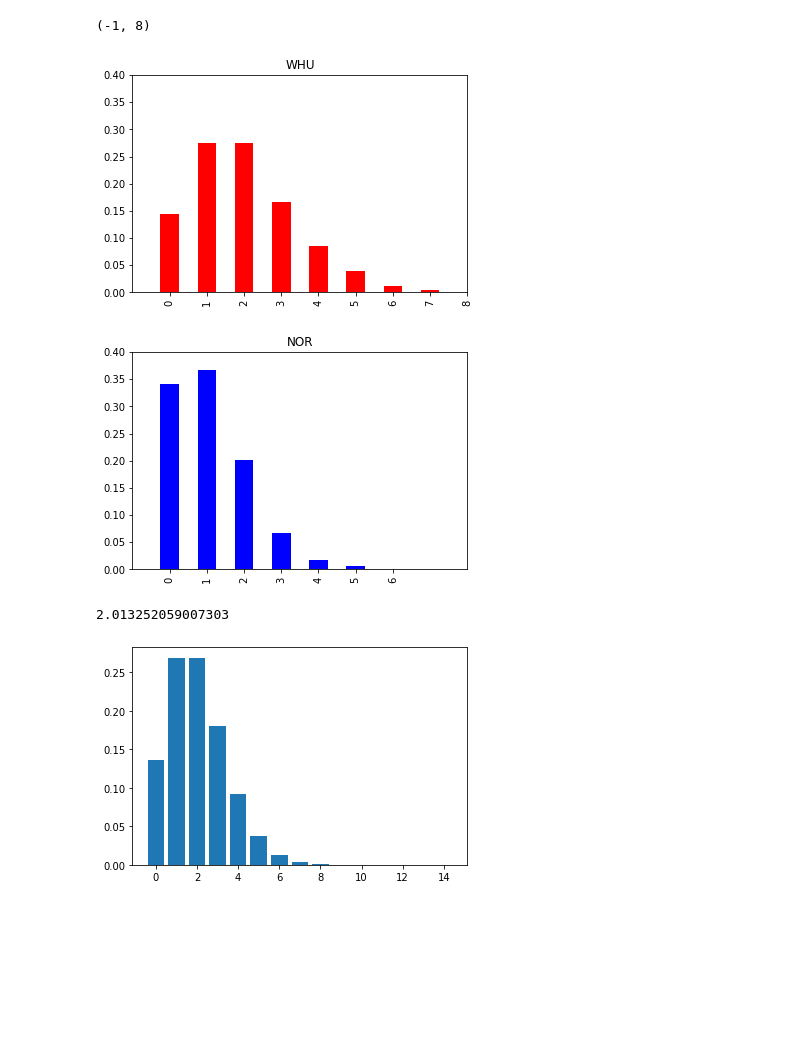
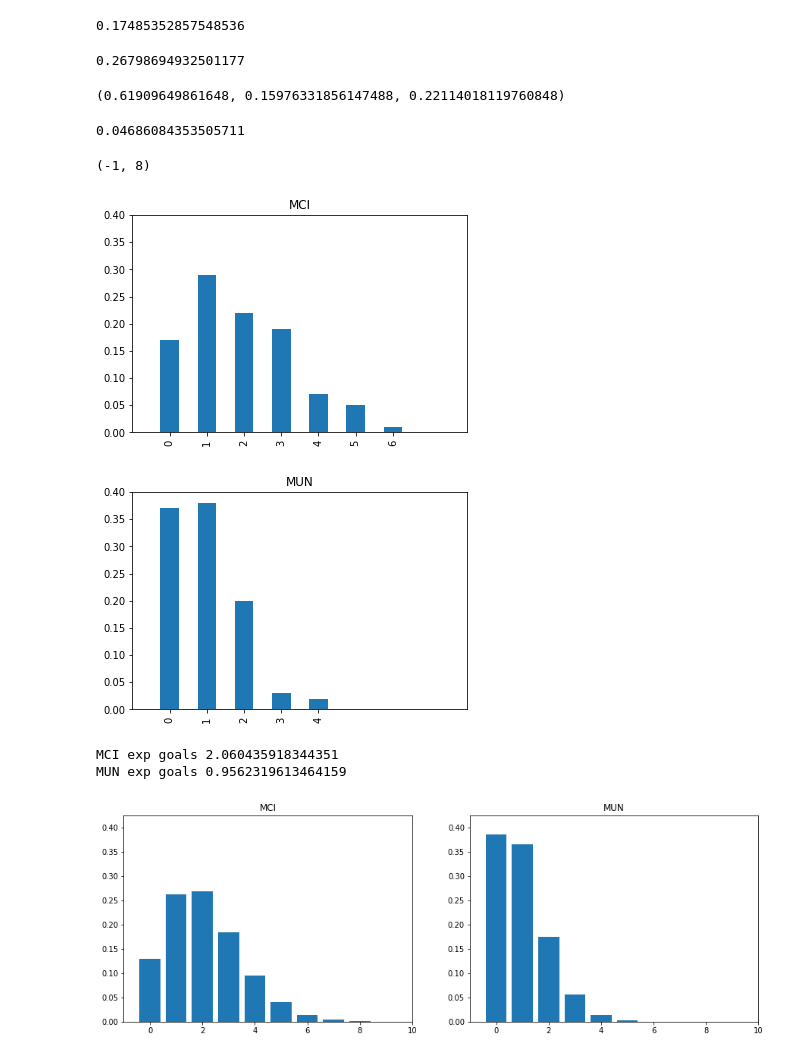
Before and after one commit to alan-turing-institute/AIrsenal, a Jupyter notebook: sandbox/team_model.ipynb, the cells around one changed output. Saved outputs shown, nothing was run; the diff lists cells and outputs as text; code cells hidden in the pictures; blank space fills up the shorter version.

```diff
--- a/sandbox/team_model.ipynb
+++ b/sandbox/team_model.ipynb
@@ -159,0 +140,3 @@ model_team.log_score()
+# %%
+team_h = "MCI"
+team_a = "MUN"
@@ -160,24 +147,60 @@ model_team.log_score()
+# %%
+model_team.concede_n_probability(2, team_h, team_a)
+# %% [output]
+0.17485352857548536
+# %%
+model_team.score_n_probability(2, team_h, team_a)
+# %% [output]
+0.26798694932501177
+# %%
+model_team.overall_probabilities(team_h, team_a)
+# %% [output]
+(0.61909649861648, 0.15976331856147488, 0.22114018119760848)
+# %%
+model_team.score_probability(team_h, team_a, 2, 2)
+# %% [output]
+0.04686084353505711
 # %%
-sim = model_team.simulate_match('WHU', 'NOR')
-sim['WHU'].value_counts(normalize=True).sort_index().plot.bar(color='r')
-plt.title('WHU')
+sim = model_team.simulate_match(team_h, team_a)
+sim[team_h].value_counts(normalize=True).sort_index().plot.bar()
+plt.title(team_h)
 plt.ylim([0, 0.4])
 plt.xlim([-1, 8])
 
 plt.figure()
-sim['NOR'].value_counts(normalize=True).sort_index().plot.bar(color='b')
-plt.title('NOR')
+sim[team_a].value_counts(normalize=True).sort_index().plot.bar()
+plt.title(team_a)
 plt.ylim([0, 0.4])
 plt.xlim([-1, 8])
 # %% [output]
 (-1, 8)
-[figure, old version]
+[figure, new version]
-[figure, old version]
+[figure, new version]
-# %%
-prob_score_n = [model_team.score_n_probability(n, 'MCI', 'MUN') for n in range(15)]
-plt.bar(range(15), prob_score_n)
-sum([n*prob_score_n[n] for n in range(15)])/sum(prob_score_n)
-# %% [output]
-2.013252059007303
-[figure, removed]
+# %%
+max_goals = 10
+
+prob_score_h = [model_team.score_n_probability(n, team_h, team_a) for n in range(max_goals)]
+print(team_h, "exp goals", sum([n*prob_score_h[n] for n in range(max_goals)])/sum(prob_score_h))
+
+prob_score_a = [model_team.score_n_probability(n, team_a, team_h, home=False) for n in range(max_goals)]
+print(team_a, "exp goals", sum([n*prob_score_a[n] for n in range(max_goals)])/sum(prob_score_a))
+
+max_prob = 1.1*max(prob_score_h + prob_score_a)
+
+plt.figure(figsize=(15,5))
+plt.subplot(1,2,1)
+plt.bar(range(max_goals), prob_score_h)
+plt.ylim([0, max_prob])
+plt.xlim([-1, max_goals])
+plt.title(team_h)
+
+plt.subplot(1,2,2)
+plt.bar(range(max_goals), prob_score_a)
+plt.ylim([0, max_prob])
+plt.xlim([-1, max_goals])
+plt.title(team_a);
+# %% [output]
+MCI exp goals 2.060435918344351
+MUN exp goals 0.9562319613464159
+[figure, added]
 # %%
```
Also changed, not shown: parts of 18 cells of this notebook.
